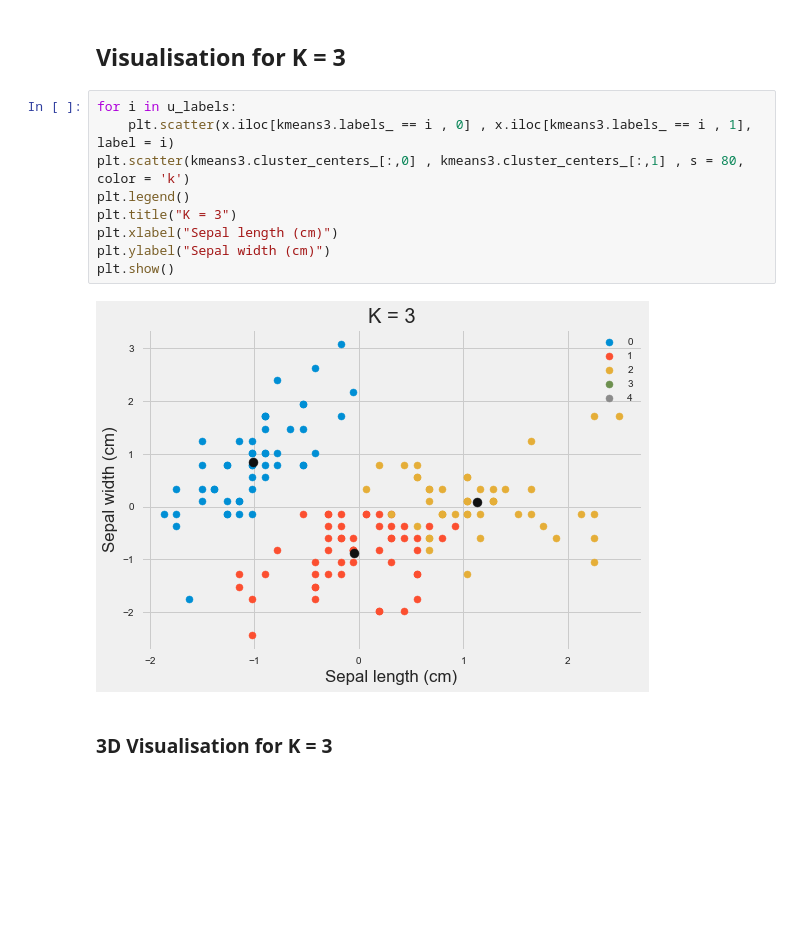
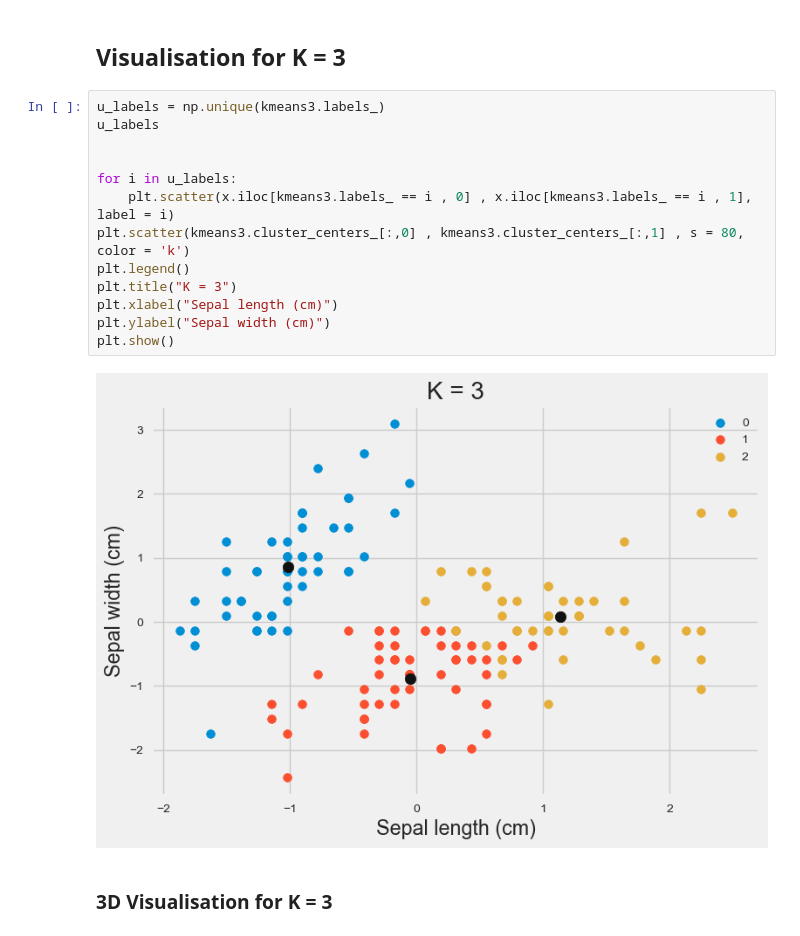
Before and after one commit to UKDataServiceOpen/ML_Workshop, a Jupyter notebook: Python_Code/ML_Codedemo.ipynb, the cells around one changed output. Saved outputs shown, nothing was run; the diff lists cells and outputs as text; blank space fills up the shorter version.

```diff
--- a/Python_Code/ML_Codedemo.ipynb
+++ b/Python_Code/ML_Codedemo.ipynb
@@ -464,16 +456,20 @@ visualizer.show()    # Draw/show/show the data
 # %% [markdown]
 ## Visualisation for K = 3
 # %%
+u_labels = np.unique(kmeans3.labels_)
+u_labels
+
+
 for i in u_labels:
     plt.scatter(x.iloc[kmeans3.labels_ == i , 0] , x.iloc[kmeans3.labels_ == i , 1], label = i)
 plt.scatter(kmeans3.cluster_centers_[:,0] , kmeans3.cluster_centers_[:,1] , s = 80, color = 'k')
 plt.legend()
 plt.title("K = 3")
 plt.xlabel("Sepal length (cm)")
 plt.ylabel("Sepal width (cm)")
 plt.show()
 # %% [output]
-[figure, old version]
+[figure, new version]
 # %% [markdown]
 ### 3D Visualisation for K = 3
 # %%
```
Also changed, not shown: parts of 32 cells of this notebook, 2 other files.
